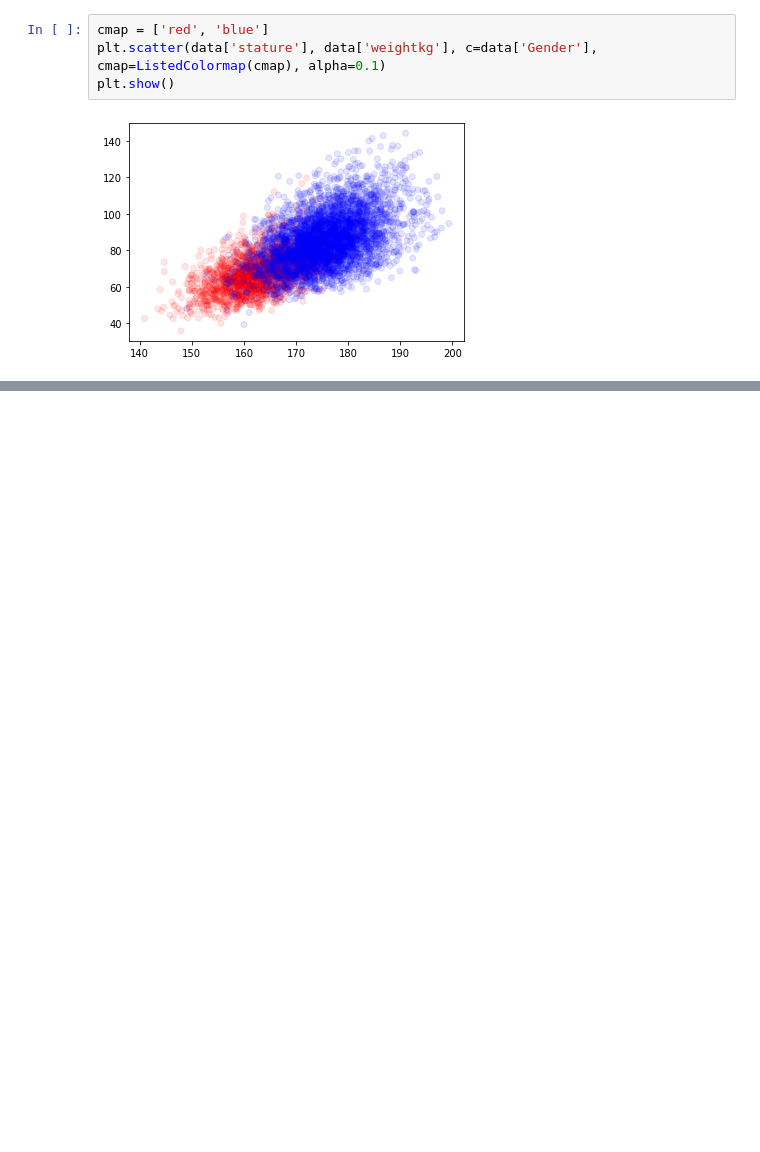
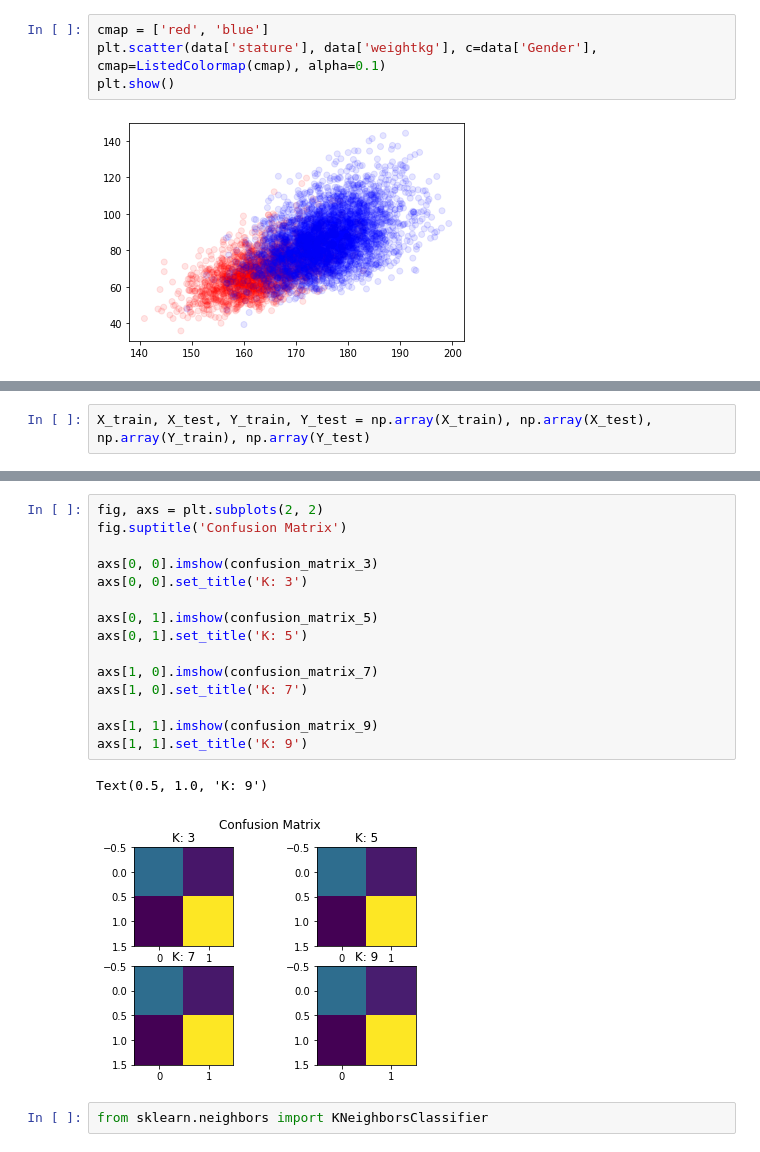
Before and after one commit to A-Yaghoubian/PyLearn7, a Jupyter notebook: Machine_Learning/Assignment_42/ANSUR ll.ipynb, the cells around one changed output, grey strips where cells are left out. Saved outputs shown, nothing was run; the diff lists cells and outputs as text; blank space fills up the shorter version.

```diff
--- a/Machine_Learning/Assignment_42/ANSUR ll.ipynb
+++ b/Machine_Learning/Assignment_42/ANSUR ll.ipynb
@@ -103,0 +180,2 @@ plt.show()
+# %%
+X_train, X_test, Y_train, Y_test = np.array(X_train), np.array(X_test), np.array(Y_train), np.array(Y_test)
@@ -103,0 +254,20 @@ plt.show()
+# %%
+fig, axs = plt.subplots(2, 2)
+fig.suptitle('Confusion Matrix')
+
+axs[0, 0].imshow(confusion_matrix_3)
+axs[0, 0].set_title('K: 3')
+
+axs[0, 1].imshow(confusion_matrix_5)
+axs[0, 1].set_title('K: 5')
+
+axs[1, 0].imshow(confusion_matrix_7)
+axs[1, 0].set_title('K: 7')
+
+axs[1, 1].imshow(confusion_matrix_9)
+axs[1, 1].set_title('K: 9')
+# %% [output]
+Text(0.5, 1.0, 'K: 9')
+[figure, added]
+# %%
+from sklearn.neighbors import KNeighborsClassifier
```
Also changed, not shown: parts of 28 cells of this notebook, 4 other files.
